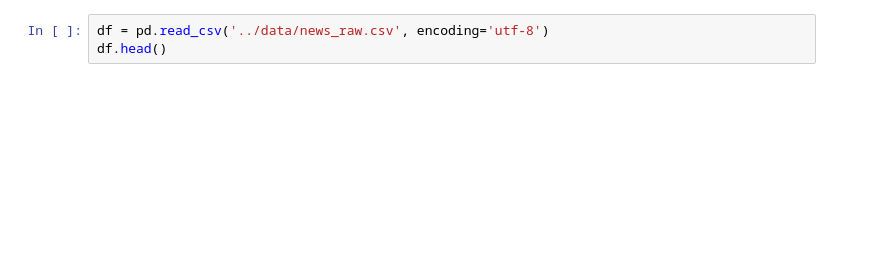
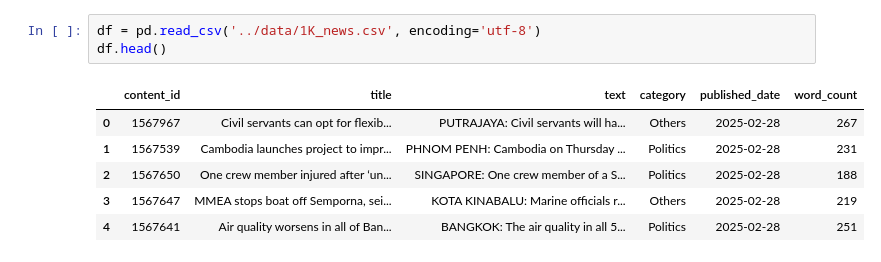
Before and after one commit to A00476491/RAG_Building_Evaluating, a Jupyter notebook: components/build_dataset.ipynb, the cells around one changed output. Drawn from its saved outputs; the diff is of its cells as text; blank space fills up the shorter version.

```diff
--- a/components/build_dataset.ipynb
+++ b/components/build_dataset.ipynb
@@ -4,3 +37,10 @@ import matplotlib.pyplot as plt
 # %%
-df = pd.read_csv('../data/news_raw.csv', encoding='utf-8')
+df = pd.read_csv('../data/1K_news.csv', encoding='utf-8')
 df.head()
+# %% [output]
+|  | content_id | title | text | category | published_date | word_count |
+| 0 | 1567967 | Civil servants can opt for flexib... | PUTRAJAYA: Civil servants will ha... | Others | 2025-02-28 | 267 |
+| 1 | 1567539 | Cambodia launches project to impr... | PHNOM PENH: Cambodia on Thursday ... | Politics | 2025-02-28 | 231 |
+| 2 | 1567650 | One crew member injured after ‘un... | SINGAPORE: One crew member of a S... | Politics | 2025-02-28 | 188 |
+| 3 | 1567647 | MMEA stops boat off Semporna, sei... | KOTA KINABALU: Marine officials r... | Others | 2025-02-28 | 219 |
+| 4 | 1567641 | Air quality worsens in all of Ban... | BANGKOK: The air quality in all 5... | Politics | 2025-02-28 | 251 |
```
Also changed, not shown: parts of 6 cells of this notebook, 1 other file.
